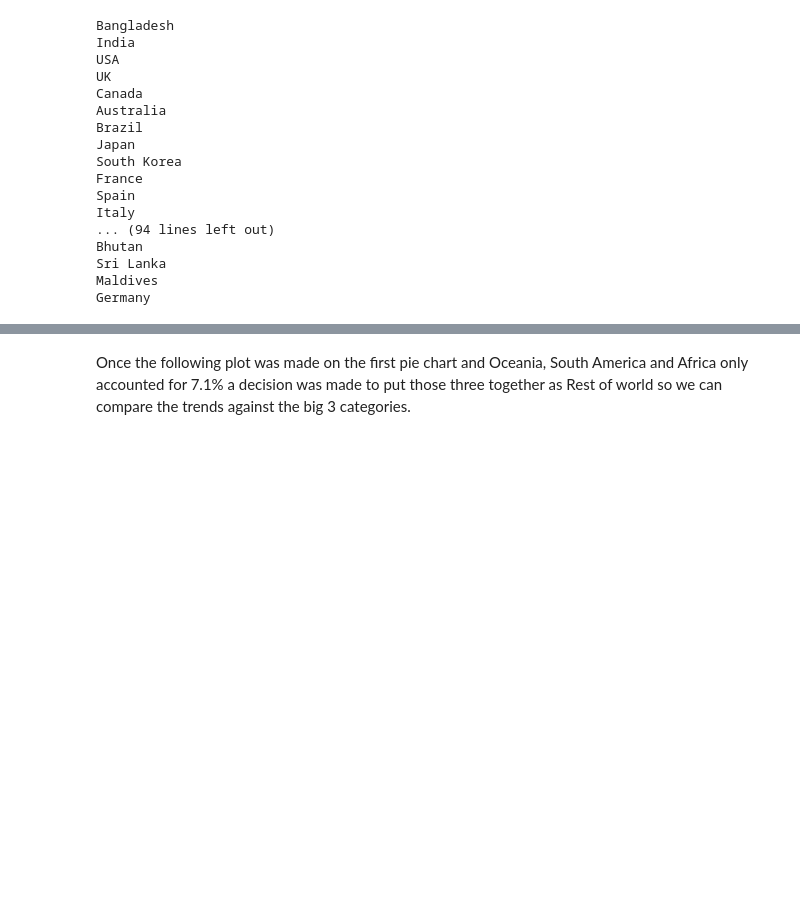
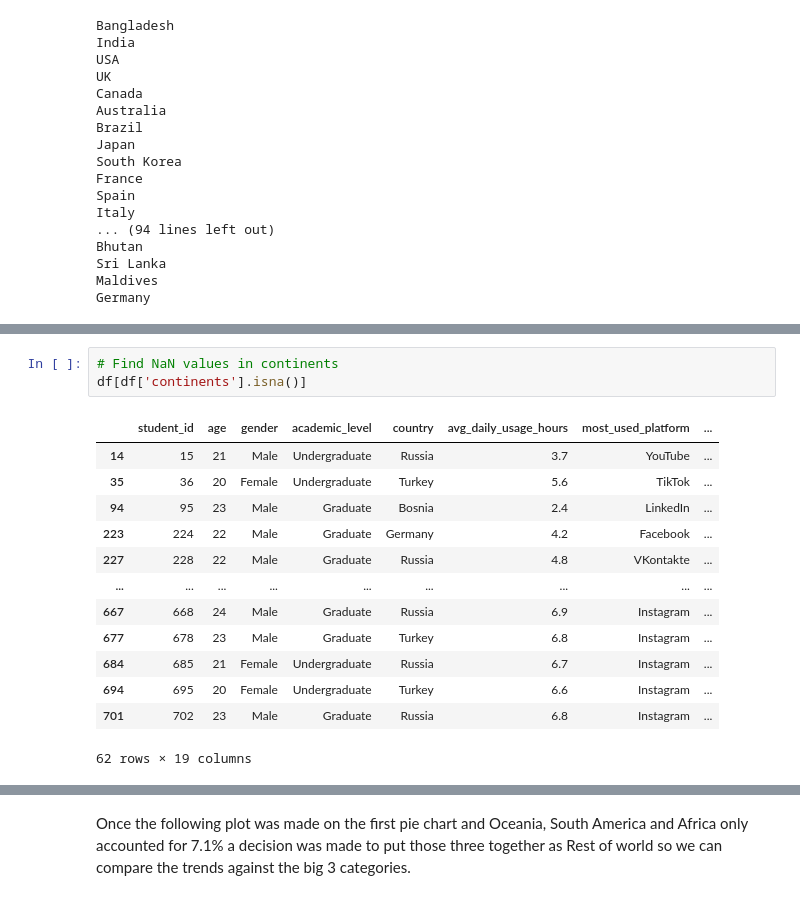
Before and after one commit to StavSteven/social_media_addiction, a Jupyter notebook: jupyter_notebooks/1_data_cleaning_student_social_media_addiction.ipynb, the cells around one changed output, grey strips where cells are left out. Cells and saved outputs as stored; diff of their text form; blank space fills up the shorter version.

```diff
--- a/jupyter_notebooks/1_data_cleaning_student_social_media_addiction.ipynb
+++ b/jupyter_notebooks/1_data_cleaning_student_social_media_addiction.ipynb
@@ -530,0 +543,17 @@ df.head()
+# %%
+# Find NaN values in continents
+df[df['continents'].isna()]
+# %% [output]
+|  | student_id | age | gender | academic_level | country | avg_daily_usage_hours | most_used_platform | ... |
+| 14 | 15 | 21 | Male | Undergraduate | Russia | 3.7 | YouTube | ... |
+| 35 | 36 | 20 | Female | Undergraduate | Turkey | 5.6 | TikTok | ... |
+| 94 | 95 | 23 | Male | Graduate | Bosnia | 2.4 | LinkedIn | ... |
+| 223 | 224 | 22 | Male | Graduate | Germany | 4.2 | Facebook | ... |
+| 227 | 228 | 22 | Male | Graduate | Russia | 4.8 | VKontakte | ... |
+| ... | ... | ... | ... | ... | ... | ... | ... | ... |
+| 667 | 668 | 24 | Male | Graduate | Russia | 6.9 | Instagram | ... |
+| 677 | 678 | 23 | Male | Graduate | Turkey | 6.8 | Instagram | ... |
+| 684 | 685 | 21 | Female | Undergraduate | Russia | 6.7 | Instagram | ... |
+| 694 | 695 | 20 | Female | Undergraduate | Turkey | 6.6 | Instagram | ... |
+| 701 | 702 | 23 | Male | Graduate | Russia | 6.8 | Instagram | ... |
+62 rows × 19 columns
```
Also changed, not shown: parts of 13 cells of this notebook.
